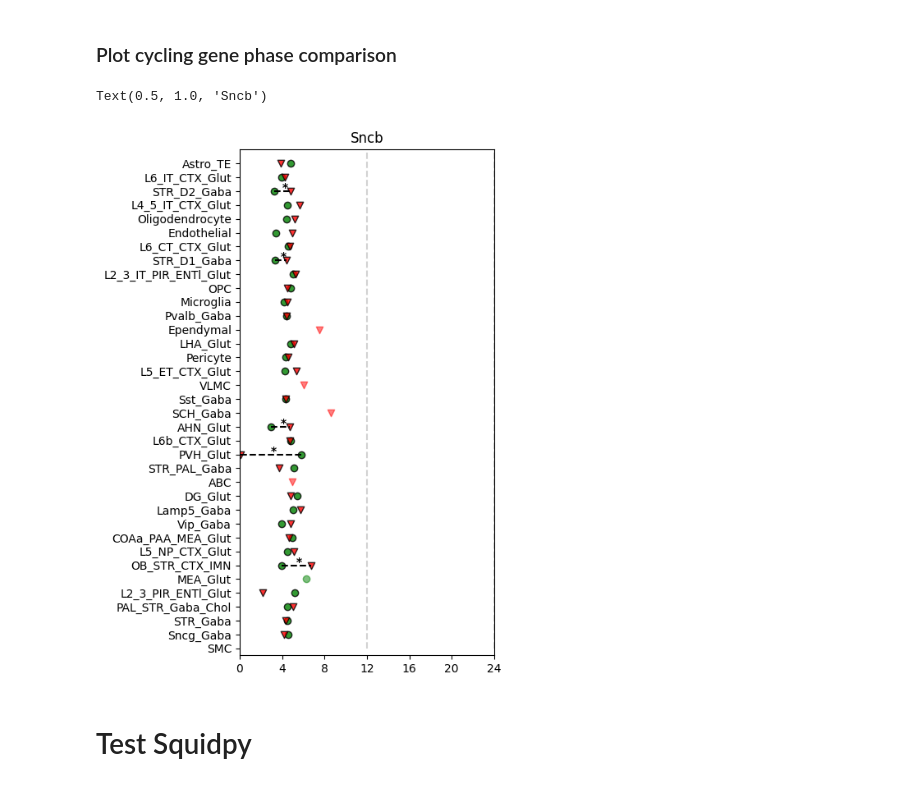
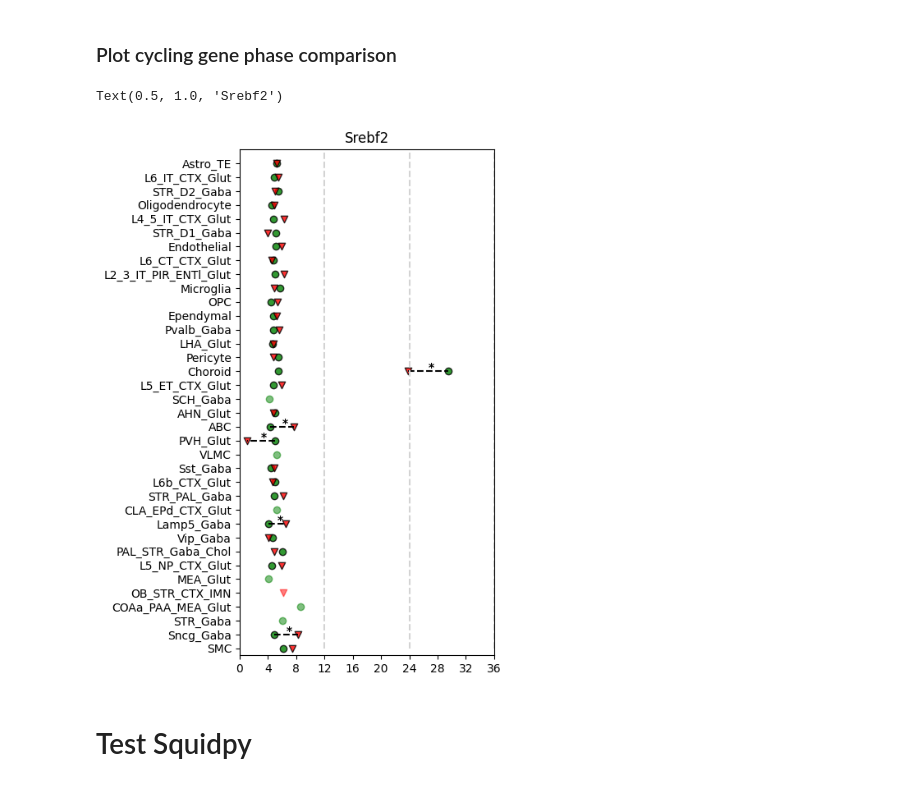
Before and after one commit to Carboneinerte/Pynda_ssc, a Jupyter notebook: v10D_Xenium_Downstream_Analysis_WIP.ipynb, the cells around one changed output. Cells and saved outputs as stored; diff of their text form; code cells hidden in the pictures.

```diff
--- a/v10D_Xenium_Downstream_Analysis_WIP.ipynb
+++ b/v10D_Xenium_Downstream_Analysis_WIP.ipynb
@@ -906,8 +914,8 @@ for cell in cell_list:
 # %%
 ### Extract common cycling
 
-df_cycling_NS = pd.read_excel(f'../R/Results/2025-07-21_circa4_celltype/Summary/2025-07-21_circa4_cyc_siggene_analysis.xlsx', sheet_name = None)
-df_cycling_SD = pd.read_excel(f'../R/Results/2025-07-21_SD1_celltype/Summary/2025-07-21_SD1_cyc_siggene_analysis.xlsx', sheet_name = None)
+df_cycling_NS = pd.read_excel(f'../R/Results/2025-08-08_circa4_celltype/Summary/2025-08-08_circa4_cyc_siggene_analysis.xlsx', sheet_name = None)
+df_cycling_SD = pd.read_excel(f'../R/Results/2025-08-09_SD1_celltype/Summary/2025-08-09_SD1_cyc_siggene_analysis.xlsx', sheet_name = None)
 
 for cell in cell_list:
     gene_cyc_NS = set(df_cycling_NS[cell][df_cycling_NS[cell]['CycID'].isin(cg_list)]['CycID'])
@@ -924,11 +932,9 @@ for cell in cell_list:
             dataframe_cg_cycling.loc[gene, "Common_Cyc"] +=1
 # %%
 ### Extract common phase
-cell_list_under = ['SMC', 'Sncg_Gaba', 'STR_Gaba', 'PAL_STR_Gaba_Chol',
-        'L2_3_PIR_ENTl_Glut', 'MEA_Glut', 'OB_STR_CTX_IMN', 'L5_NP_CTX_Glut',
-        'COAa_PAA_MEA_Glut', 'Vip_Gaba', 'Lamp5_Gaba', 'DG_Glut', 'ABC',
-       'STR_PAL_Gaba', 'PVH_Glut', 'L6b_CTX_Glut', 'AHN_Glut', 'SCH_Gaba',
-       'Sst_Gaba', 'VLMC', 'L5_ET_CTX_Glut', 'Pericyte', 'LHA_Glut',
-       'Ependymal', 'Pvalb_Gaba', 'Microglia', 'OPC', 'L2_3_IT_PIR_ENTl_Glut',
-       'STR_D1_Gaba', 'L6_CT_CTX_Glut', 'Endothelial', 'Oligodendrocyte',
-       'L4_5_IT_CTX_Glut', 'STR_D2_Gaba', 'L6_IT_CTX_Glut', 'Astro_TE']
+cell_list_under = ['SMC', 'Sncg_Gaba', 'STR_Gaba', 'COAa_PAA_MEA_Glut', 'OB_STR_CTX_IMN', 'MEA_Glut', 'L5_NP_CTX_Glut',
+              'PAL_STR_Gaba_Chol', 'Vip_Gaba', 'Lamp5_Gaba', 'CLA_EPd_CTX_Glut', 'STR_PAL_Gaba', 'L6b_CTX_Glut',
+                'Sst_Gaba', 'VLMC', 'PVH_Glut', 'ABC', 'AHN_Glut', 'SCH_Gaba', 'L5_ET_CTX_Glut', 'Choroid', 'Pericyte',
+                  'LHA_Glut', 'Pvalb_Gaba', 'Ependymal', 'OPC', 'Microglia', 'L2_3_IT_PIR_ENTl_Glut', 'L6_CT_CTX_Glut',
+              'Endothelial', 'STR_D1_Gaba', 'L4_5_IT_CTX_Glut', 'Oligodendrocyte', 'STR_D2_Gaba', 'L6_IT_CTX_Glut', 'Astro_TE']
+len(cell_list_under)
@@ -1004,13 +1013,13 @@ plt.ylim(-0.5,24.5)
 dict_all_cycling = {}
 
 for idx, cell in enumerate(cell_list_under):
-    df_cyc_NS = pd.read_excel(f"../R/Results/2025-07-21_circa4_celltype/Raw/{cell}_cyc_analysis.xlsx", sheet_name="meta")
+    df_cyc_NS = pd.read_excel(f"../R/Results/2025-08-08_circa4_celltype/Raw/{cell}_cyc_analysis.xlsx", sheet_name="meta")
     df_cyc_NS.index = df_cyc_NS['CycID']
-    df_cyc_filter_NS = pd.read_excel(f"../R/Results/2025-07-21_circa4_celltype/Raw/{cell}_cyc_analysis.xlsx", sheet_name="sig_cyl_gene")
+    df_cyc_filter_NS = pd.read_excel(f"../R/Results/2025-08-08_circa4_celltype/Raw/{cell}_cyc_analysis.xlsx", sheet_name="sig_cyl_gene")
     df_cyc_filter_NS.index = df_cyc_filter_NS['CycID']
-    df_cyc_SD = pd.read_excel(f"../R/Results/2025-07-21_SD1_celltype/Raw/{cell}_cyc_analysis.xlsx", sheet_name="meta")
+    df_cyc_SD = pd.read_excel(f"../R/Results/2025-08-09_SD1_celltype/Raw/{cell}_cyc_analysis.xlsx", sheet_name="meta")
     df_cyc_SD.index = df_cyc_SD['CycID']
-    df_cyc_filter_SD = pd.read_excel(f"../R/Results/2025-07-21_SD1_celltype/Raw/{cell}_cyc_analysis.xlsx", sheet_name="sig_cyl_gene")
+    df_cyc_filter_SD = pd.read_excel(f"../R/Results/2025-08-09_SD1_celltype/Raw/{cell}_cyc_analysis.xlsx", sheet_name="sig_cyl_gene")
     df_cyc_filter_SD.index = df_cyc_filter_SD['CycID']
     df_circacompare = pd.read_csv(f'../R/Results/CircaCompare_Results/{cell}_circacompare_results.csv')
     df_circacompare.index = df_circacompare['gene']
@@ -1065,7 +1072,7 @@ with open(f"{dir_notebook}/analysis/circa-SD/cycling_genes_database.pickle", "rb
 # %% [markdown]
 ### Plot cycling gene phase comparison
 # %%
-cg_to_plot = 'Sncb'
+cg_to_plot = 'Srebf2'
 # %%
 
 df_temp = pd.DataFrame(data = {"Celltype" : cell_list_under,
@@ -1125,36 +1132,36 @@ for cell in df_temp['Celltype']:
         plt.hlines(y=df_temp.loc[cell,'Celltype'], xmax = df_temp.loc[cell,'CircaCompare_NS_Phase']+24, xmin = df_temp.loc[cell,'CircaCompare_SD_Phase'], color = 'black', linestyles="dashed")
         x_av = ((df_temp['CircaCompare_NS_Phase'][cell]+24) + df_temp['CircaCompare_SD_Phase'][cell]) / 2
         plt.text(x = x_av , y = cell, s = "*", weight = 'bold')
         plt.xlim(0,36)
         plt.xticks([0,4,8,12,16,20,24,28,32,36])
     elif (0 < df_temp.loc[cell,'CircaCompare_pval'] <= 0.05) & (df_temp.loc[cell,'CircaCompare_NS_Phase'] > df_temp.loc[cell,'CircaCompare_SD_Phase']) & (abs(math.trunc(df_temp.loc[cell,'CircaCompare_phase_diff'])) != abs(math.trunc(df_temp.loc[cell,'Circa_diff']))):
-        plt.scatter(y = df_temp.loc[cell,'Celltype'], x =df_temp.loc[cell,'CircaCompare_SD_Phase']+24, color = "green", alpha = 0.8, edgecolor="black", label ="NS")
+        plt.scatter(y = df_temp.loc[cell,'Celltype'], x =df_temp.loc[cell,'CircaCompare_SD_Phase']+24, color = "red", marker="v", alpha = 0.8, edgecolor="black", label ="NS")
         plt.hlines(y=df_temp.loc[cell,'Celltype'], xmax = df_temp.loc[cell,'CircaCompare_SD_Phase']+24, xmin = df_temp.loc[cell,'CircaCompare_NS_Phase'], color = 'black', linestyles="dashed")
         x_av = ((df_temp['CircaCompare_NS_Phase'][cell]+24) + df_temp['CircaCompare_SD_Phase'][cell]) / 2
         plt.text(x = x_av , y = cell, s = "*", weight = 'bold')
         plt.xlim(0,36)
         plt.xticks([0,4,8,12,16,20,24,28,32,36])
     elif((0 < df_temp.loc[cell,'CircaCompare_pval'] <= 0.05) & (abs(math.trunc(df_temp.loc[cell,'CircaCompare_phase_diff'])) == abs(math.trunc(df_temp.loc[cell,'Circa_diff'])))):
         plt.hlines(y=df_temp.loc[cell,'Celltype'], xmin = df_temp.loc[cell,'CircaCompare_NS_Phase'], xmax = df_temp.loc[cell,'CircaCompare_SD_Phase'], color = 'black', linestyles="dashed")
         x_av = (df_temp['CircaCompare_NS_Phase'][cell] + df_temp['CircaCompare_SD_Phase'][cell]) / 2
         plt.text(x = x_av , y = cell, s = "*", weight = 'bold')
 
 for cell in df_temp['Celltype']:
     if (df_temp.loc[cell,'CircaCompare_pval'] == 1):
         plt.scatter(y = df_temp.loc[cell,'Celltype'], x =df_temp.loc[cell,'Cyc_NS_filt_phase'], color = "green", alpha = 0.5)
         plt.scatter(y = df_temp.loc[cell,'Celltype'], x =df_temp.loc[cell,'Cyc_SD_filt_phase'], color = "red", alpha = 0.5, marker="v")
 
 
 
 
 plt.ylim(-0.5,36)
 plt.vlines(x=[12,24,36],ymin=0,ymax=36, color = "lightgrey", linestyles="dashed")
 plt.title(cg_to_plot)
 # plt.legend()
 # plt.yticks(ticks = range(0,36), label=cell_list_under)
 # %% [output]
-Text(0.5, 1.0, 'Sncb')
+Text(0.5, 1.0, 'Srebf2')
-[figure, old version]
+[figure, new version]
 # %% [markdown]
 # Test Squidpy
 # %% [markdown]
```
Also changed, not shown: parts of 39 cells of this notebook, 3 other files.
